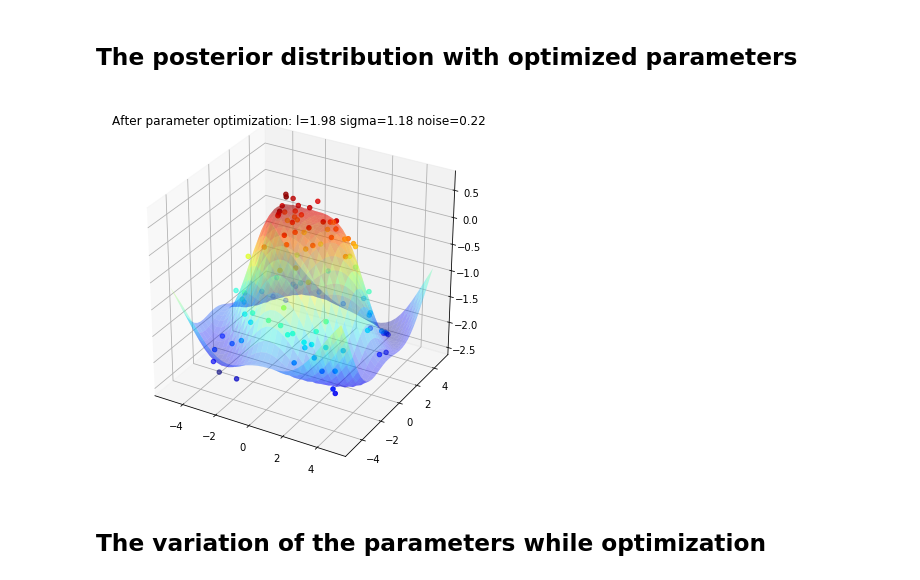
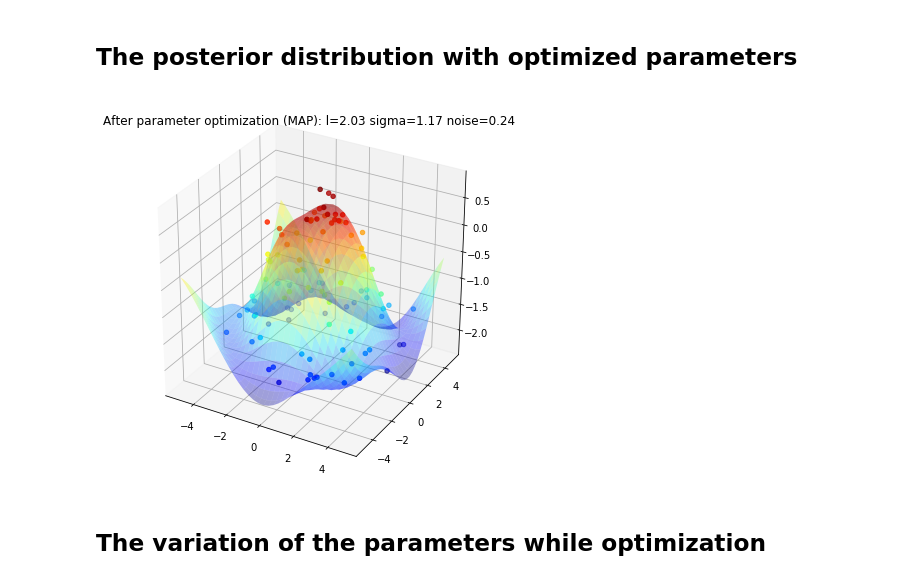
Before and after one commit to jsve96/MA_GPR, a Jupyter notebook: Example_1.ipynb, the cells around one changed output. Saved outputs shown, nothing was run; the diff lists cells and outputs as text; code cells hidden in the pictures.

Commit message:
more stable algorithm in Model, MLE estimation

```diff
--- a/Example_1.ipynb
+++ b/Example_1.ipynb
@@ -8,11 +8,11 @@ import pandas as pd
 ## Generate Data
 # %%
 import numpy as np
-np.random.seed(4433)
+np.random.seed(404)
 noise = 0.25
 x, y = np.arange(-5, 5, 0.3), np.arange(-5, 5, 0.3)
 xx, yy = np.meshgrid(x, y)
-X_2D = np.c_[xx.ravel(), yy.ravel()]
+X_2D = np.column_stack((xx.reshape(-1),yy.reshape(-1)))
 X_obs = np.random.uniform(-4, 4, (100, 2))
 Y_obs = np.sin(np.linalg.norm(X_obs, axis=1))-np.tanh(0.5*np.linalg.norm(X_obs,axis=1)) + \
              noise * np.random.randn(len(X_obs))
@@ -65,9 +115,9 @@ model:Test_1
 # %%
 model_2.posterior_dist(X_2D,X_obs,Y_obs)
 fig_2 = plt.figure(figsize=(7,7))
-model_2.plot_post_dist(xx,yy,X_obs,Y_obs,"After parameter optimization: l={} sigma={} noise={}".format(np.round(res.x[0],2),np.round(res.x[1],2),np.round(res.x[2],2)))
+model_2.plot_post_dist(xx,yy,X_obs,Y_obs,"After parameter optimization (MAP): l={} sigma={} noise={}".format(np.round(res.x[0],2),np.round(res.x[1],2),np.round(res.x[2],2)))
 # %% [output]
-[figure, old version]
+[figure, new version]
 # %% [markdown]
 ## The variation of the parameters while optimization
 # %%
```
Also changed, not shown: parts of 15 cells of this notebook, 2 other files.
